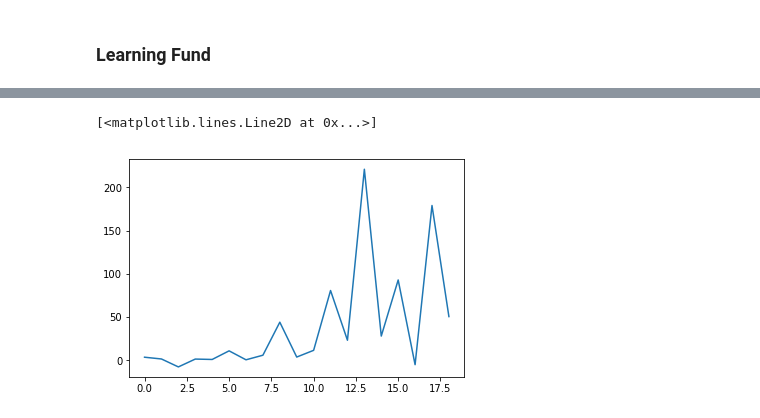
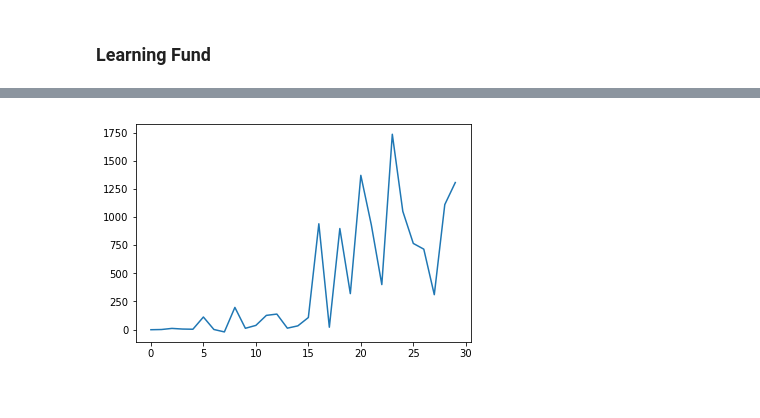
Before and after one commit to sertainly/intelligent_fund_via_RL, a Jupyter notebook: visualization.ipynb, the cells around one changed output, grey strips where cells are left out. Saved outputs shown, nothing was run; the diff lists cells and outputs as text; code cells hidden in the pictures.

```diff
--- a/visualization.ipynb
+++ b/visualization.ipynb
@@ -5,8 +5,7 @@ import pickle
 import numpy as np
 import matplotlib.pyplot as plt
 # %%
-
-filename = "./data/smart_data"
+filename = "./data/smart_2_data"
 
 # Getting back the objects:
 with open(filename, 'rb') as f:
@@ -117,5 +149,4 @@ fig.suptitle("Episode: {}".format(episode_to_look_at),
 # %%
-plt.plot(stats[:-1])
+plt.plot(stats);
 # %% [output]
-[<matplotlib.lines.Line2D at 0x...>]
-[figure, old version]
+[figure, new version]
```
Also changed, not shown: parts of 5 cells of this notebook.
